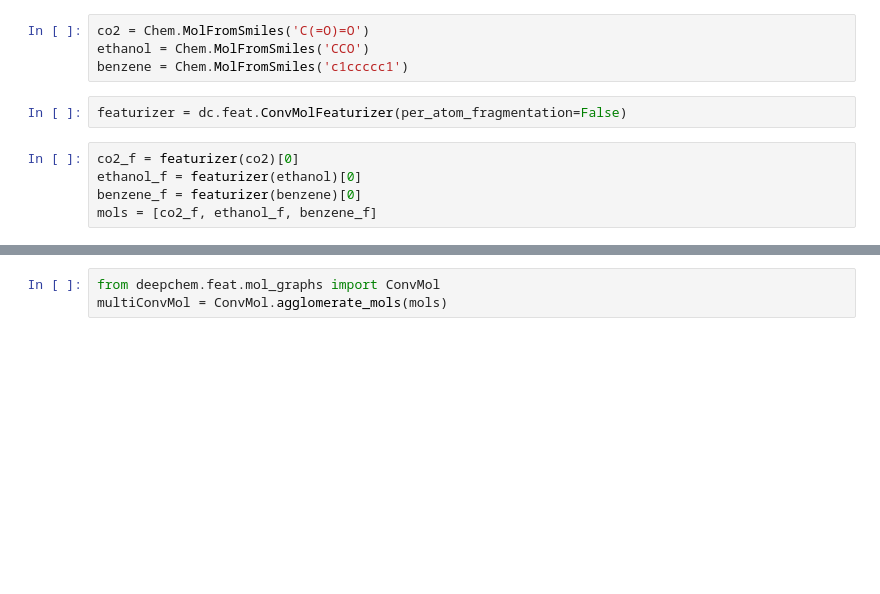
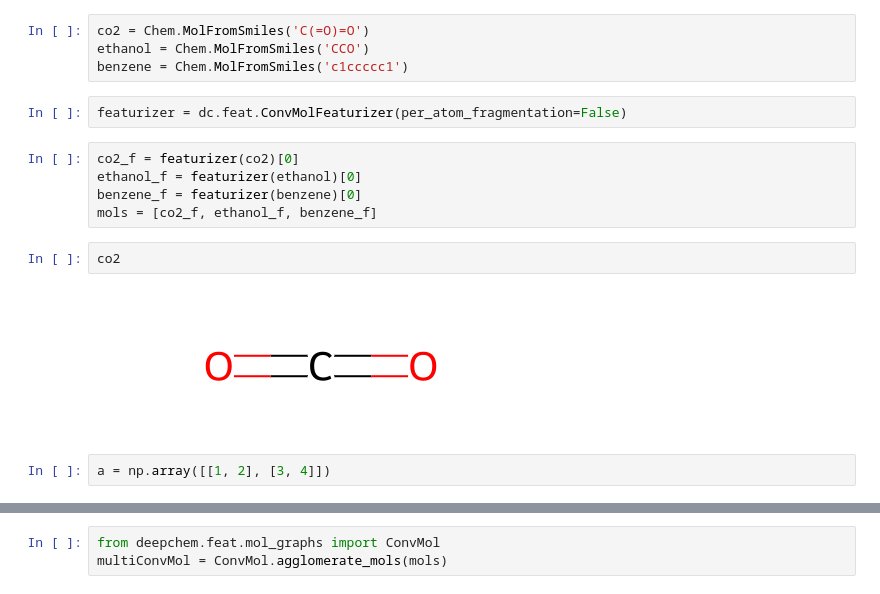
Before and after one commit to aicam/GBNN, a Jupyter notebook: Notebooks/InspectDeepchem.ipynb, the cells around one changed output, grey strips where cells are left out. Saved outputs shown, nothing was run; the diff lists cells and outputs as text; blank space fills up the shorter version.

```diff
--- a/Notebooks/InspectDeepchem.ipynb
+++ b/Notebooks/InspectDeepchem.ipynb
@@ -42,3 +35,9 @@ co2_f = featurizer(co2)[0]
 ethanol_f = featurizer(ethanol)[0]
 benzene_f = featurizer(benzene)[0]
 mols = [co2_f, ethanol_f, benzene_f]
+# %%
+co2
+# %% [output]
+[figure, added]
+# %%
+a = np.array([[1, 2], [3, 4]])
```
Also changed, not shown: parts of 19 cells of this notebook, 4 other files.
